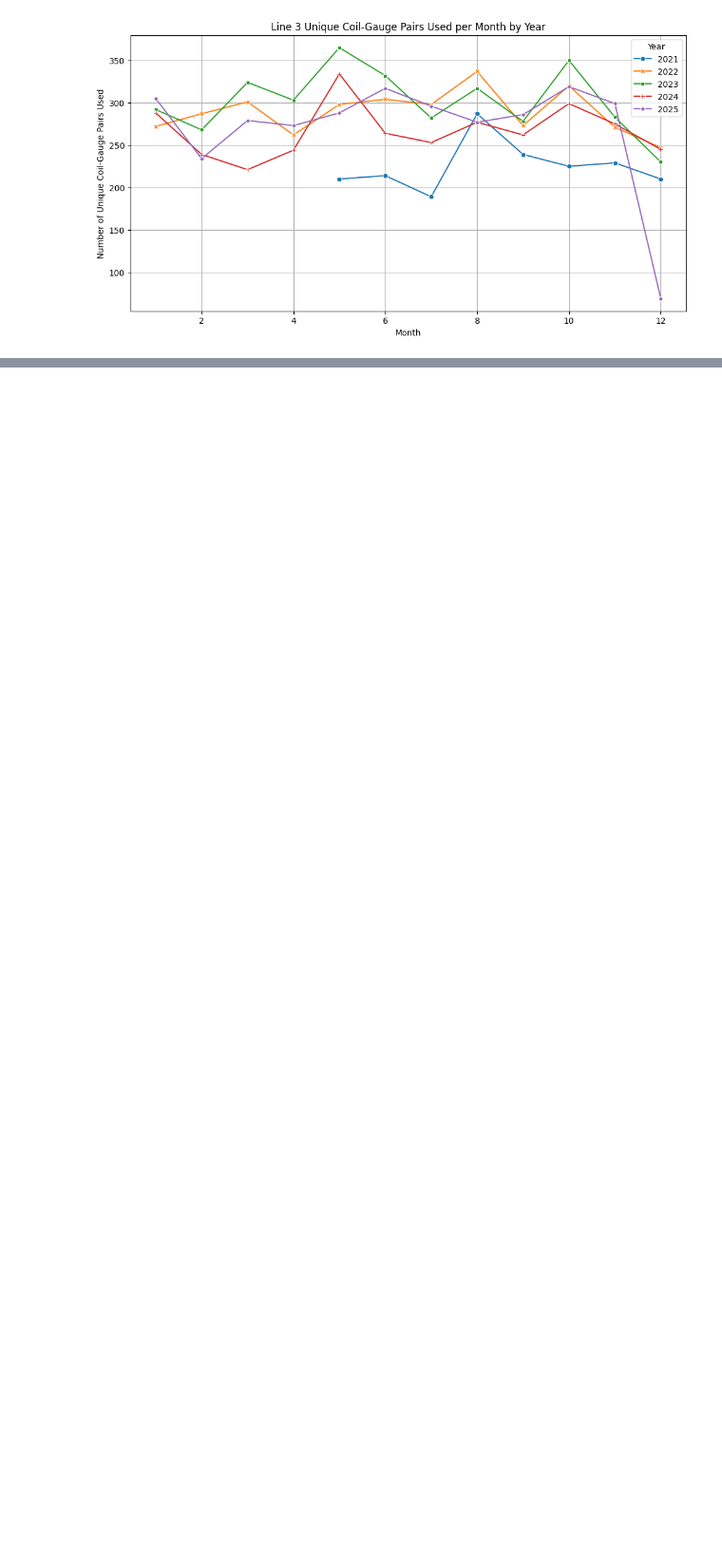
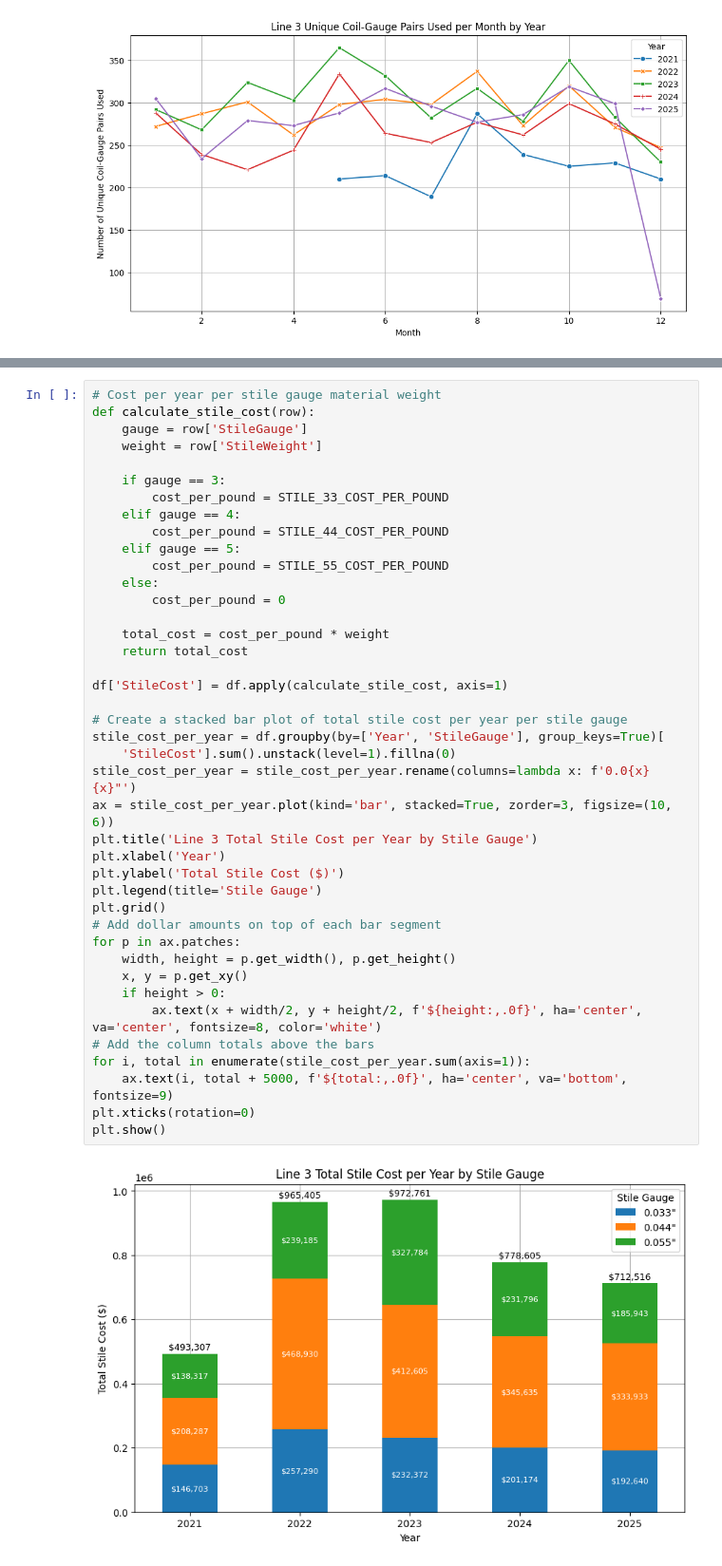
Before and after one commit to mattrupp/pan-coil-change-analysis, a Jupyter notebook: pan-coil-change-analysis.ipynb, the cells around one changed output, grey strips where cells are left out. Shown at 95% size. Saved outputs shown, nothing was run; the diff lists cells and outputs as text; blank space fills up the shorter version.

```diff
--- a/pan-coil-change-analysis.ipynb
+++ b/pan-coil-change-analysis.ipynb
@@ -368,0 +434,43 @@ display(md(stile_gauge_list_per_day_year.unstack(level=0).to_markdown()))
+# %%
+# Cost per year per stile gauge material weight
+def calculate_stile_cost(row):
+    gauge = row['StileGauge']
+    weight = row['StileWeight']
+
+    if gauge == 3:
+        cost_per_pound = STILE_33_COST_PER_POUND
+    elif gauge == 4:
+        cost_per_pound = STILE_44_COST_PER_POUND
+    elif gauge == 5:
+        cost_per_pound = STILE_55_COST_PER_POUND
+    else:
+        cost_per_pound = 0
+
+    total_cost = cost_per_pound * weight
+    return total_cost
+
+df['StileCost'] = df.apply(calculate_stile_cost, axis=1)
+
+# Create a stacked bar plot of total stile cost per year per stile gauge
+stile_cost_per_year = df.groupby(by=['Year', 'StileGauge'], group_keys=True)[
+    'StileCost'].sum().unstack(level=1).fillna(0)
+stile_cost_per_year = stile_cost_per_year.rename(columns=lambda x: f'0.0{x}{x}"')
+ax = stile_cost_per_year.plot(kind='bar', stacked=True, zorder=3, figsize=(10, 6))
+plt.title('Line 3 Total Stile Cost per Year by Stile Gauge')
+plt.xlabel('Year')
+plt.ylabel('Total Stile Cost ($)')
+plt.legend(title='Stile Gauge')
+plt.grid()
+# Add dollar amounts on top of each bar segment
+for p in ax.patches:
+    width, height = p.get_width(), p.get_height()
+    x, y = p.get_xy()
+    if height > 0:
+        ax.text(x + width/2, y + height/2, f'${height:,.0f}', ha='center', va='center', fontsize=8, color='white')
+# Add the column totals above the bars
+for i, total in enumerate(stile_cost_per_year.sum(axis=1)):
+    ax.text(i, total + 5000, f'${total:,.0f}', ha='center', va='bottom', fontsize=9)
+plt.xticks(rotation=0)
+plt.show()
+# %% [output]
+[figure, added]
```
Also changed, not shown: parts of 6 cells of this notebook.
